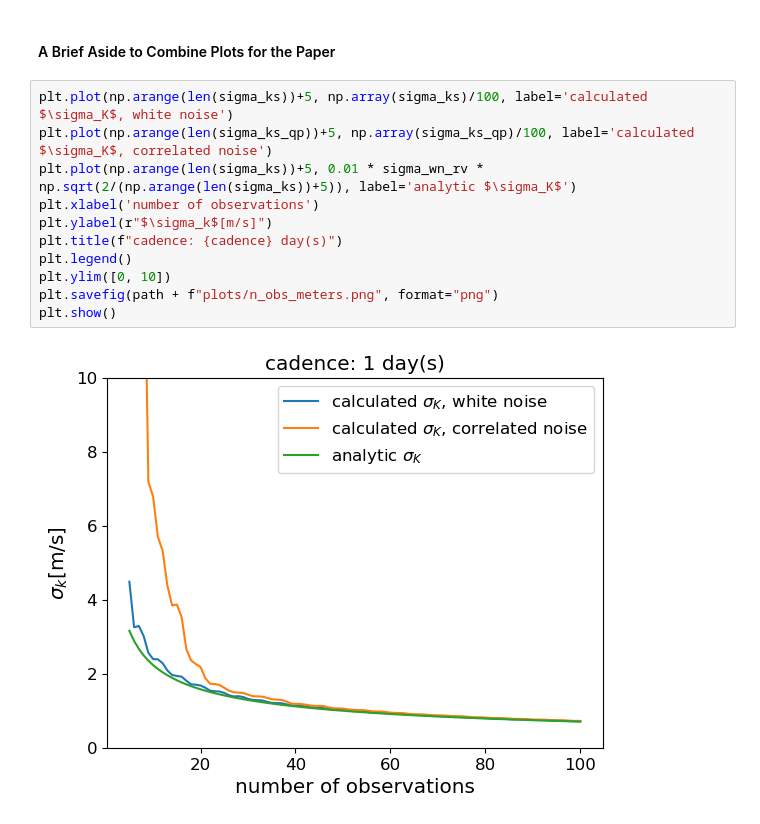
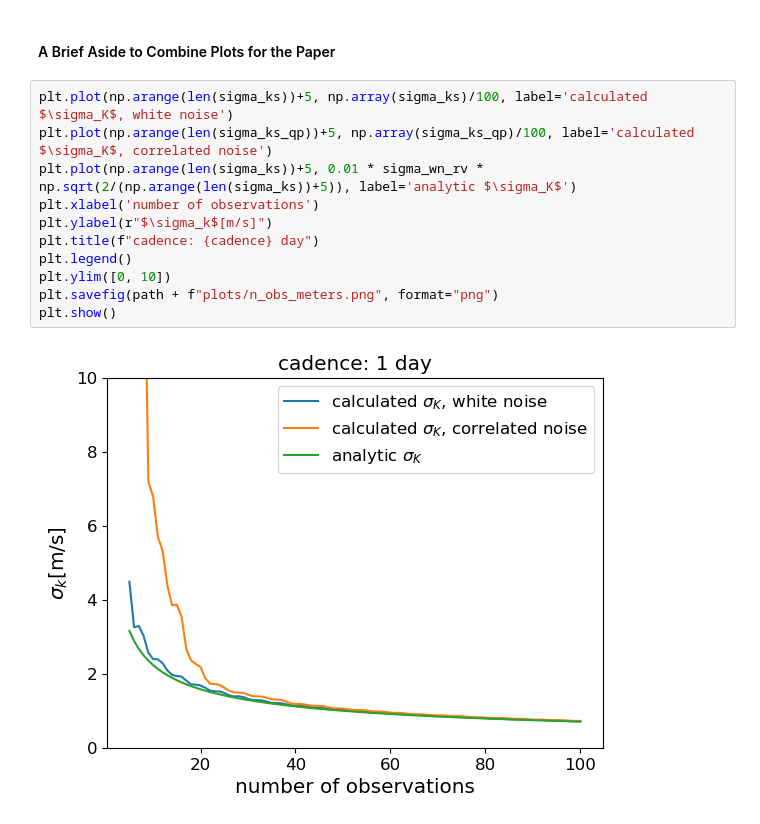
Before and after one commit to exoclam/gaspery, a Jupyter notebook: tutorials/min_observations.ipynb, the cells around one changed output. Drawn from its saved outputs; the diff is of its cells as text.

Commit message:
changed plot product title for Fig 1

```diff
--- a/tutorials/min_observations.ipynb
+++ b/tutorials/min_observations.ipynb
@@ -190,13 +190,13 @@ plt.show()
 # %%
 plt.plot(np.arange(len(sigma_ks))+5, np.array(sigma_ks)/100, label='calculated $\sigma_K$, white noise')
 plt.plot(np.arange(len(sigma_ks_qp))+5, np.array(sigma_ks_qp)/100, label='calculated $\sigma_K$, correlated noise')
 plt.plot(np.arange(len(sigma_ks))+5, 0.01 * sigma_wn_rv * np.sqrt(2/(np.arange(len(sigma_ks))+5)), label='analytic $\sigma_K$')
 plt.xlabel('number of observations')
 plt.ylabel(r"$\sigma_k$[m/s]")
-plt.title(f"cadence: {cadence} day(s)")
+plt.title(f"cadence: {cadence} day")
 plt.legend()
 plt.ylim([0, 10])
 plt.savefig(path + f"plots/n_obs_meters.png", format="png")
 plt.show()
 # %% [output]
-[figure, old version]
+[figure, new version]
```
